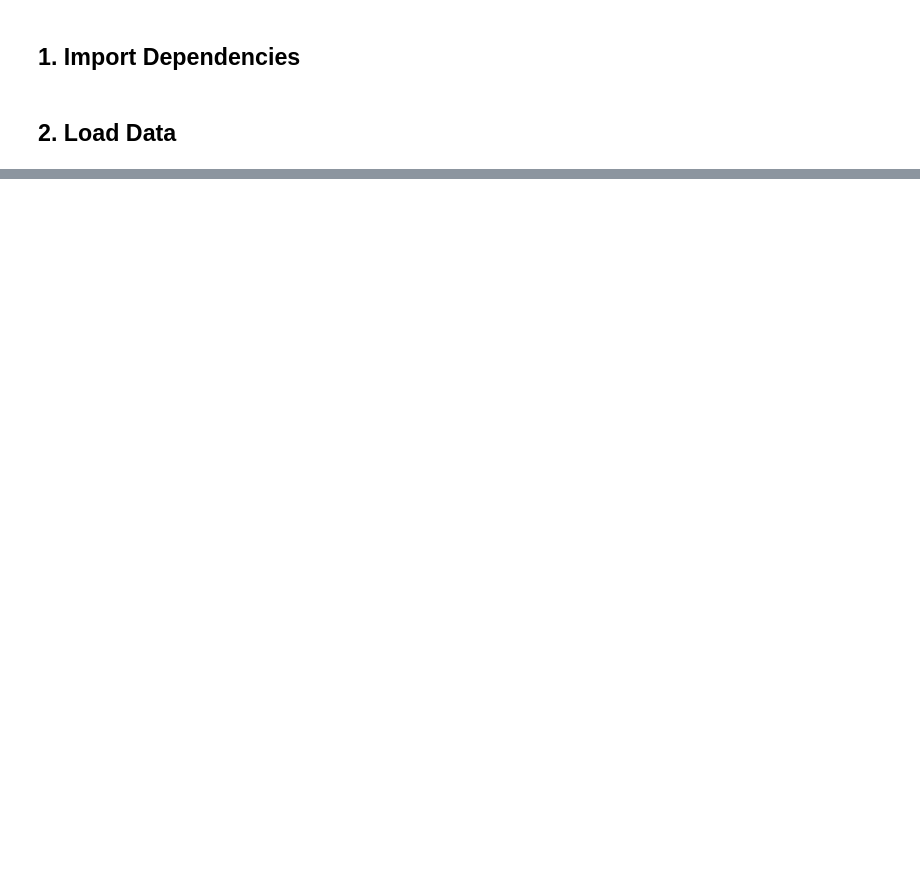
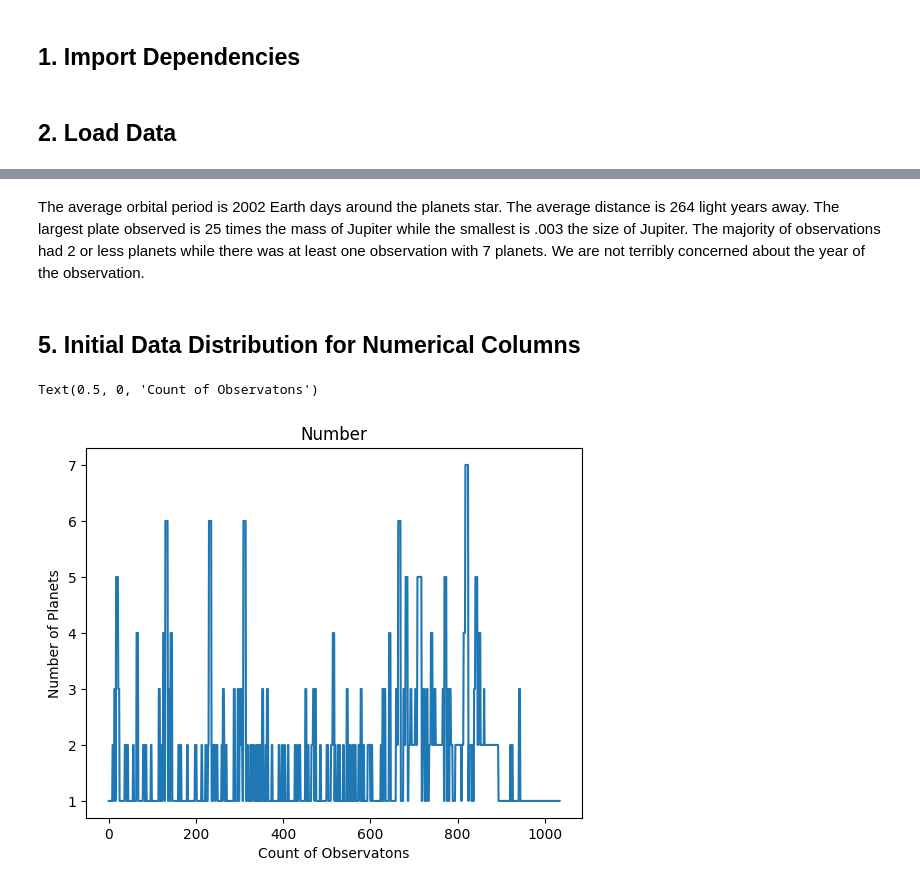
Before and after one commit to nwn8/datafun-06-eda, a Jupyter notebook: nates_eda.ipynb, the cells around one changed output, grey strips where cells are left out. Drawn from its saved outputs; the diff is of its cells as text; code cells hidden in the pictures; blank space fills up the shorter version.

```diff
--- a/nates_eda.ipynb
+++ b/nates_eda.ipynb
@@ -33,0 +90,12 @@ iris_df.head()
+# %% [markdown]
+The average orbital period is 2002 Earth days around the planets star.  The average distance is 264 light years away.   The largest plate observed is 25 times the mass of Jupiter while the smallest is .003 the size of Jupiter. The majority of observations had 2 or less planets while there was at least one observation with 7 planets.  We are not terribly concerned about the year of the observation.
+# %% [markdown]
+## 5. Initial Data Distribution for Numerical Columns
+# %%
+plt.plot(planets_df['number'])
+plt.title('Number')
+plt.ylabel('Number of Planets')
+plt.xlabel('Count of Observatons')
+# %% [output]
+Text(0.5, 0, 'Count of Observatons')
+[figure, added]
```
Also changed, not shown: parts of 23 cells of this notebook.
